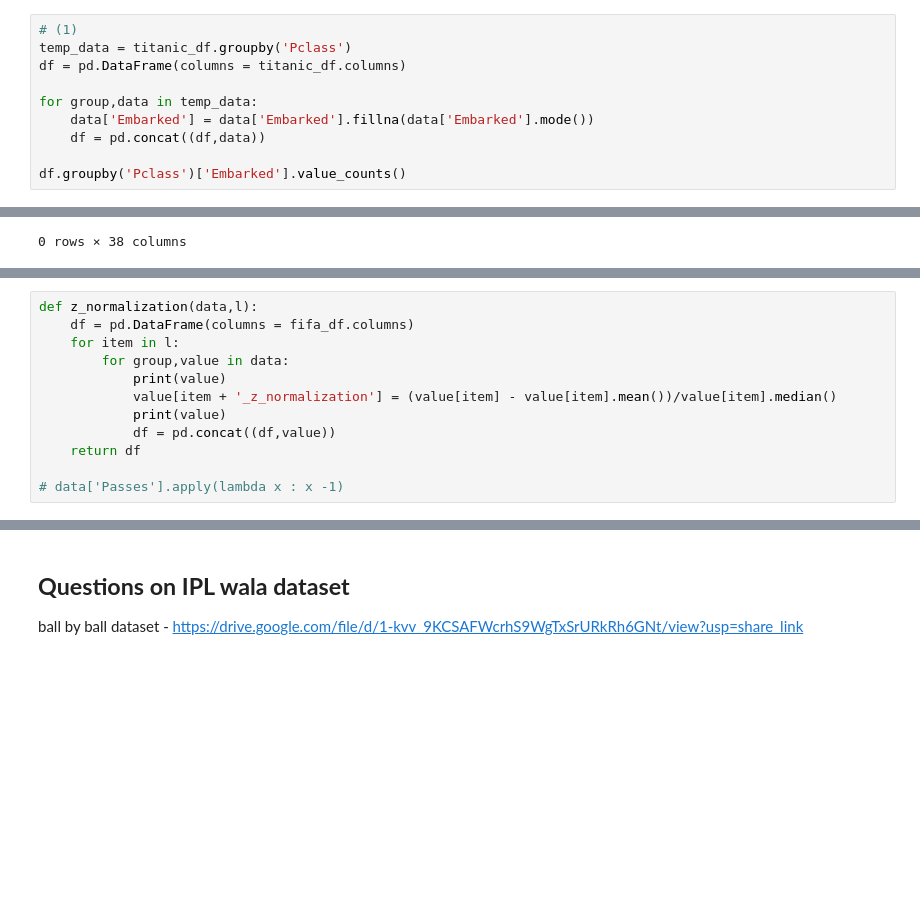
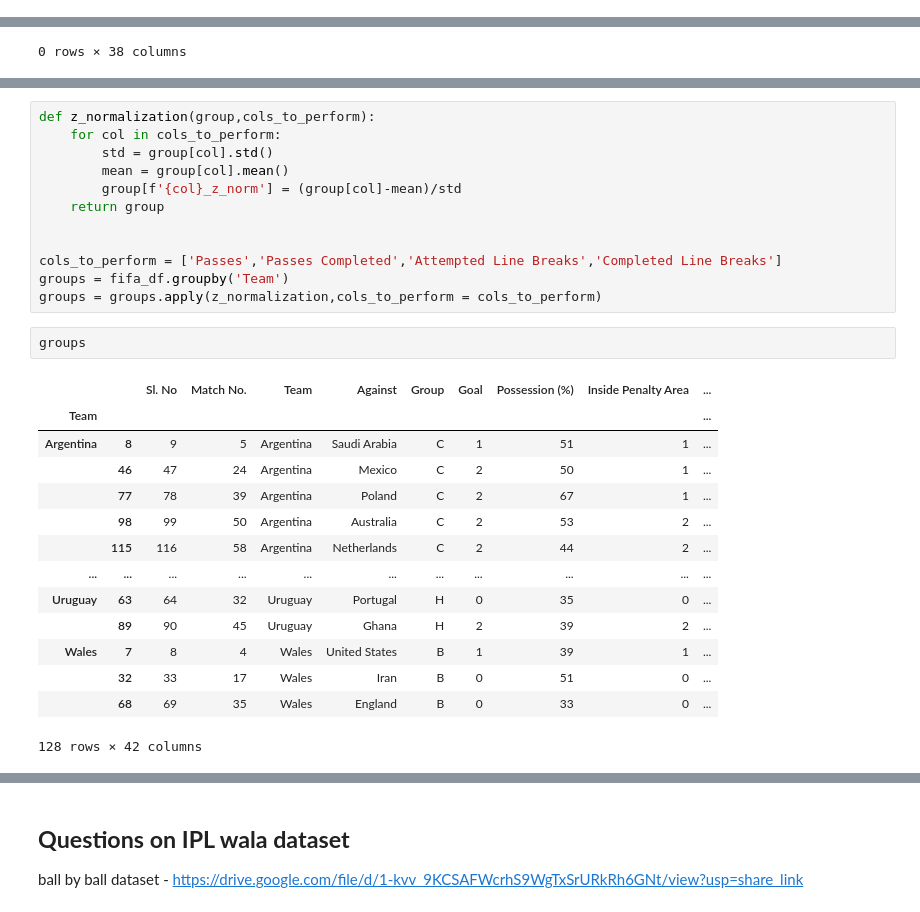
Before and after one commit to Axitk27/Machine-Learning, a Jupyter notebook: DSMP 1.0/Pandas/Exercise/Day 19.ipynb, the cells around one changed output, grey strips where cells are left out. Drawn from its saved outputs; the diff is of its cells as text; blank space fills up the shorter version.

Commit message:
Pandas merge and concat function

````diff
--- a/DSMP 1.0/Pandas/Exercise/Day 19.ipynb
+++ b/DSMP 1.0/Pandas/Exercise/Day 19.ipynb
@@ -75,13 +89,3 @@ Name: count, dtype: int64
  'Q': {1: 90, 2: 12, 3: 11},
  'S': {1: 70, 2: 20, 3: 15}}
 ```
-# %%
-# (1)
-temp_data = titanic_df.groupby('Pclass')
-df = pd.DataFrame(columns = titanic_df.columns)
-
-for group,data in temp_data:
-    data['Embarked'] = data['Embarked'].fillna(data['Embarked'].mode())
-    df = pd.concat((df,data))
-
-df.groupby('Pclass')['Embarked'].value_counts()
@@ -186,12 +176,0 @@ data = fifa_df.groupby('Team')
-# %%
-def z_normalization(data,l):
-    df = pd.DataFrame(columns = fifa_df.columns)
-    for item in l:
-        for group,value in data:
-            print(value)
-            value[item + '_z_normalization'] = (value[item] - value[item].mean())/value[item].median()
-            print(value)
-            df = pd.concat((df,value))
-    return df
-
-# data['Passes'].apply(lambda x : x -1)
@@ -233,0 +177,29 @@ df
+# %%
+def z_normalization(group,cols_to_perform):
+    for col in cols_to_perform:
+        std = group[col].std()
+        mean = group[col].mean()
+        group[f'{col}_z_norm'] = (group[col]-mean)/std
+    return group
+
+
+cols_to_perform = ['Passes','Passes Completed','Attempted Line Breaks','Completed Line Breaks']
+groups = fifa_df.groupby('Team')
+groups = groups.apply(z_normalization,cols_to_perform = cols_to_perform)
+# %%
+groups
+# %% [output]
+|  |  | Sl. No | Match No. | Team | Against | Group | Goal | Possession (%) | Inside Penalty Area | ... |
+| Team |  |  |  |  |  |  |  |  |  | ... |
+| Argentina | 8 | 9 | 5 | Argentina | Saudi Arabia | C | 1 | 51 | 1 | ... |
+|  | 46 | 47 | 24 | Argentina | Mexico | C | 2 | 50 | 1 | ... |
+|  | 77 | 78 | 39 | Argentina | Poland | C | 2 | 67 | 1 | ... |
+|  | 98 | 99 | 50 | Argentina | Australia | C | 2 | 53 | 2 | ... |
+|  | 115 | 116 | 58 | Argentina | Netherlands | C | 2 | 44 | 2 | ... |
+| ... | ... | ... | ... | ... | ... | ... | ... | ... | ... | ... |
+| Uruguay | 63 | 64 | 32 | Uruguay | Portugal | H | 0 | 35 | 0 | ... |
+|  | 89 | 90 | 45 | Uruguay | Ghana | H | 2 | 39 | 2 | ... |
+| Wales | 7 | 8 | 4 | Wales | United States | B | 1 | 39 | 1 | ... |
+|  | 32 | 33 | 17 | Wales | Iran | B | 0 | 51 | 0 | ... |
+|  | 68 | 69 | 35 | Wales | England | B | 0 | 33 | 0 | ... |
+128 rows × 42 columns
````
Also changed, not shown: parts of 18 cells of this notebook, 16 other files.
